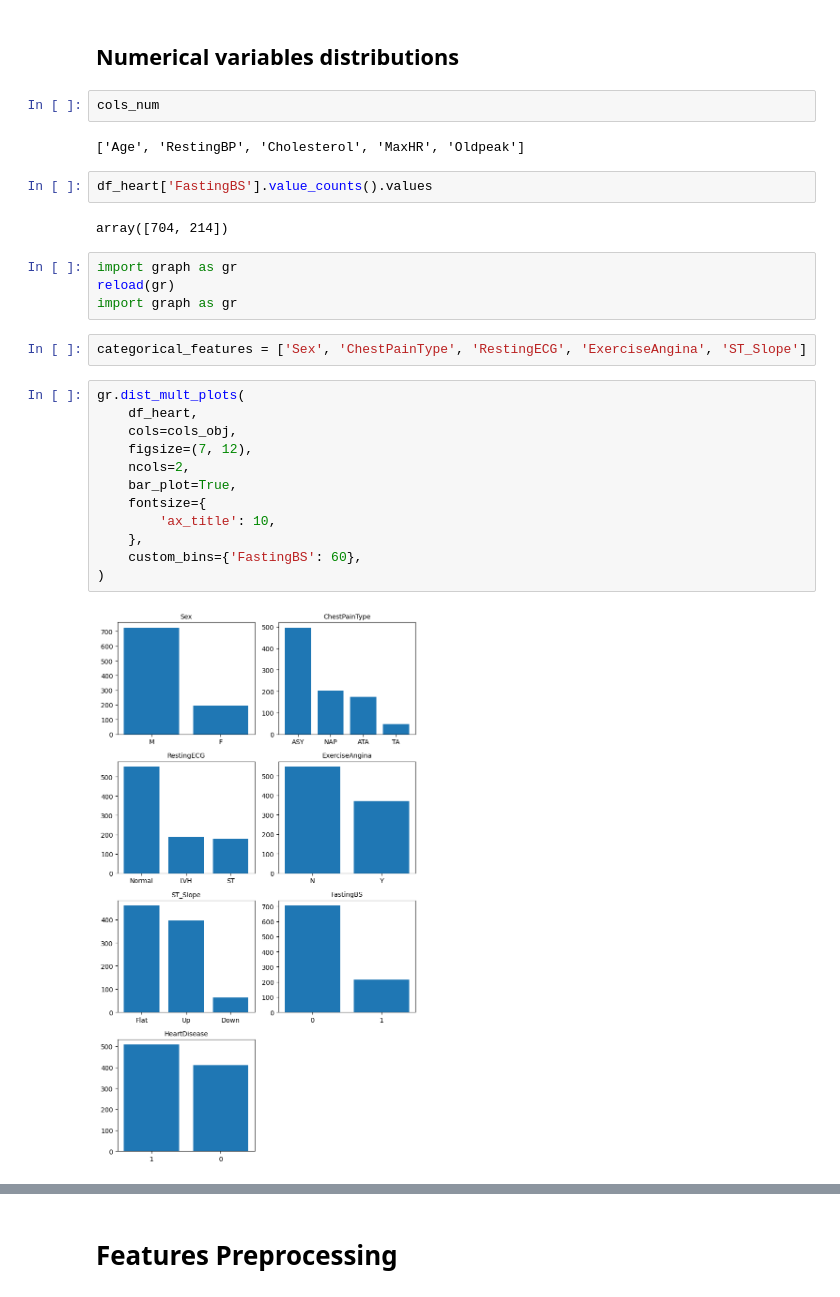
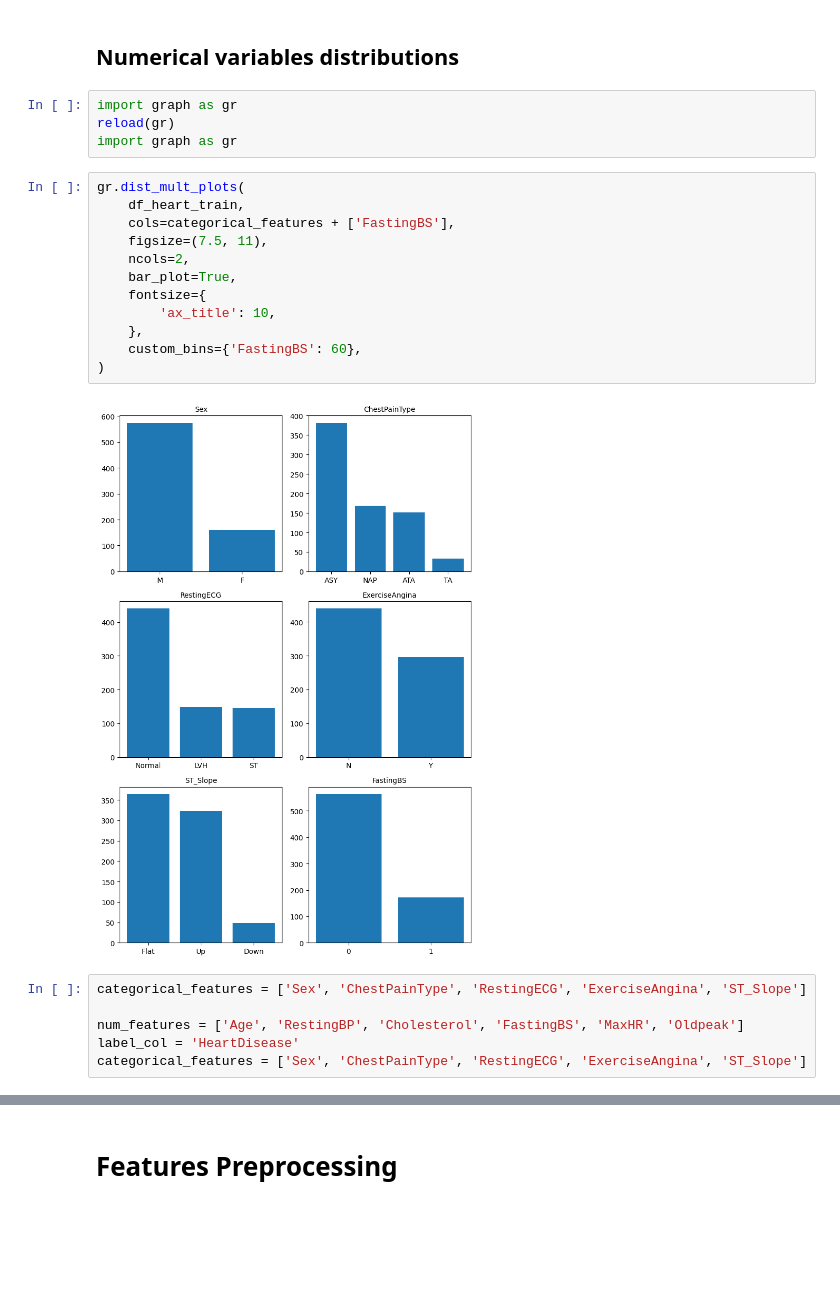
Before and after one commit to juliepinole/eth, a Jupyter notebook: healthcare/heart/Heart_explo.ipynb, the cells around one changed output, grey strips where cells are left out. Drawn from its saved outputs; the diff is of its cells as text; blank space fills up the shorter version.

```diff
--- a/healthcare/heart/Heart_explo.ipynb
+++ b/healthcare/heart/Heart_explo.ipynb
@@ -171,32 +182,28 @@ col_names
 # %% [markdown]
 ## Numerical variables distributions
-# %%
-cols_num
-# %% [output]
-['Age', 'RestingBP', 'Cholesterol', 'MaxHR', 'Oldpeak']
-# %%
-df_heart['FastingBS'].value_counts().values
-# %% [output]
-array([704, 214])
 # %%
 import graph as gr
 reload(gr)
 import graph as gr
-# %%
-categorical_features = ['Sex', 'ChestPainType', 'RestingECG', 'ExerciseAngina', 'ST_Slope']
 # %%
 gr.dist_mult_plots(
-    df_heart,
-    cols=cols_obj,
-    figsize=(7, 12),
+    df_heart_train,
+    cols=categorical_features + ['FastingBS'],
+    figsize=(7.5, 11),
     ncols=2,
     bar_plot=True,
     fontsize={
         'ax_title': 10,
     },
     custom_bins={'FastingBS': 60},
 )
 # %% [output]
-[figure, old version]
+[figure, new version]
+# %%
+categorical_features = ['Sex', 'ChestPainType', 'RestingECG', 'ExerciseAngina', 'ST_Slope']
+
+num_features = ['Age', 'RestingBP', 'Cholesterol', 'FastingBS', 'MaxHR', 'Oldpeak']
+label_col = 'HeartDisease'
+categorical_features = ['Sex', 'ChestPainType', 'RestingECG', 'ExerciseAngina', 'ST_Slope']
 # %%
 gr.dist_mult_plots(
```
Also changed, not shown: parts of 38 cells of this notebook, 3 other files.
